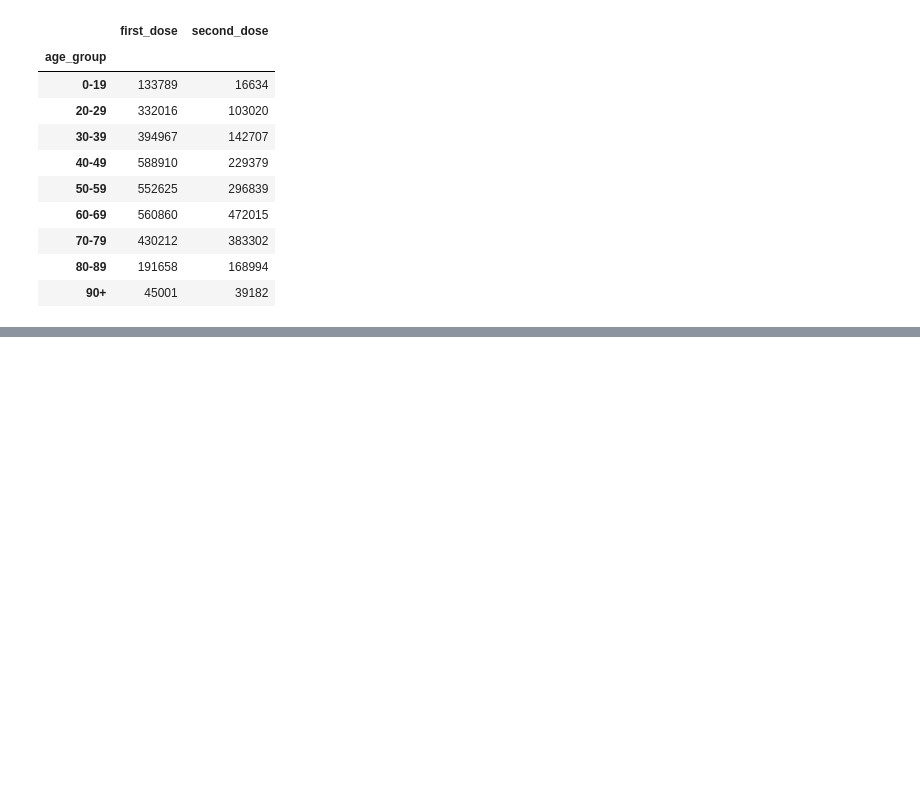
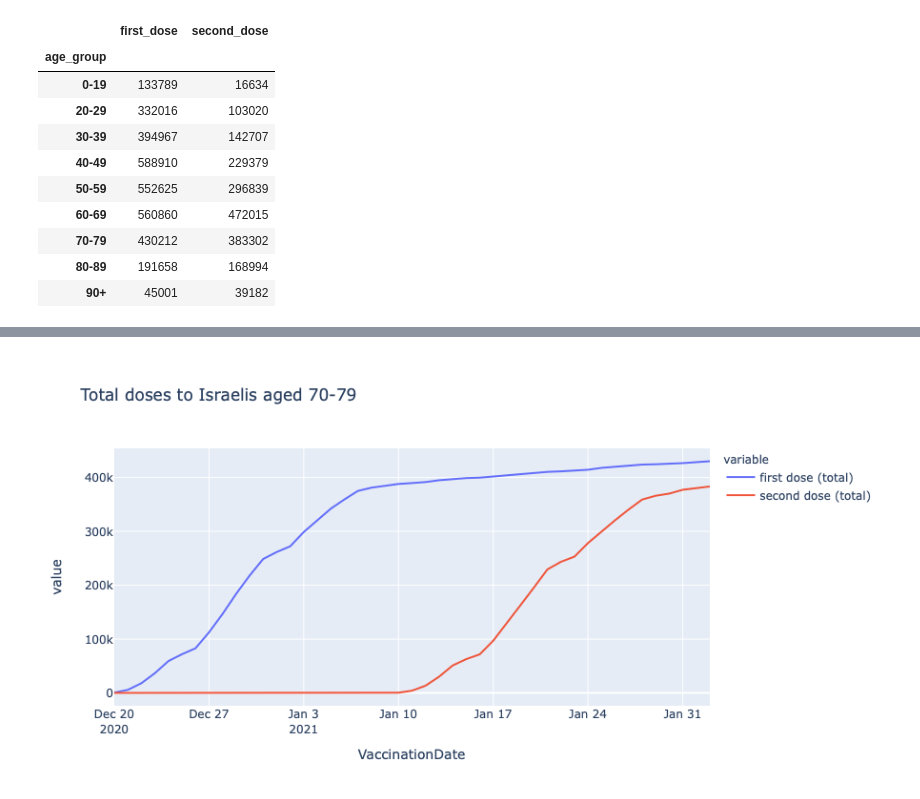
Before and after one commit to BNext-IQT/coronavirus-data-notebooks, a Jupyter notebook: vaccines.ipynb, the cells around one changed output, grey strips where cells are left out. Saved outputs shown, nothing was run; the diff lists cells and outputs as text; code cells hidden in the pictures; blank space fills up the shorter version.

```diff
--- a/vaccines.ipynb
+++ b/vaccines.ipynb
@@ -99,0 +70,4 @@ lineplot(vaccines_20to29['VaccinationDate'], first_dose)
+# %%
+line_graph_by_age('70-79')
+# %% [output]
+[figure, added]
```
Also changed, not shown: parts of 11 cells of this notebook.
